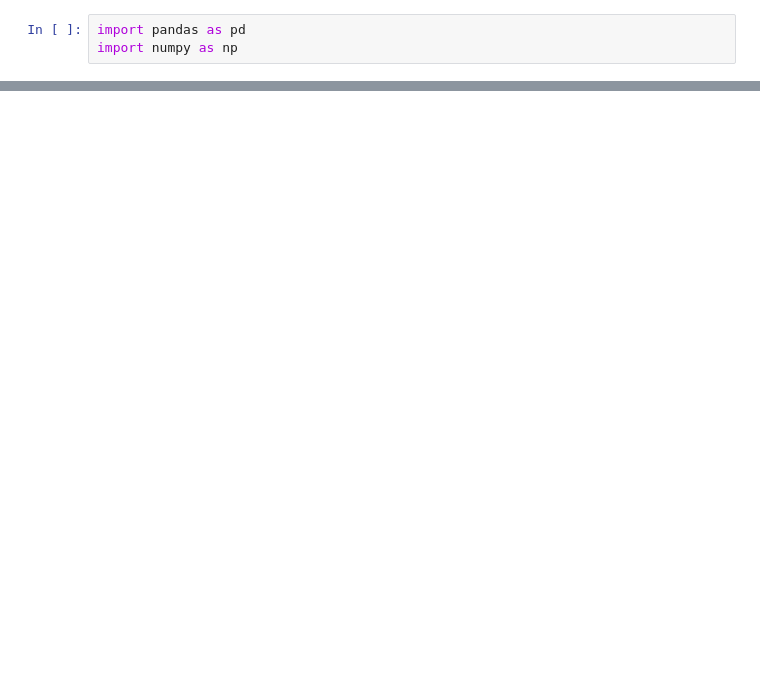
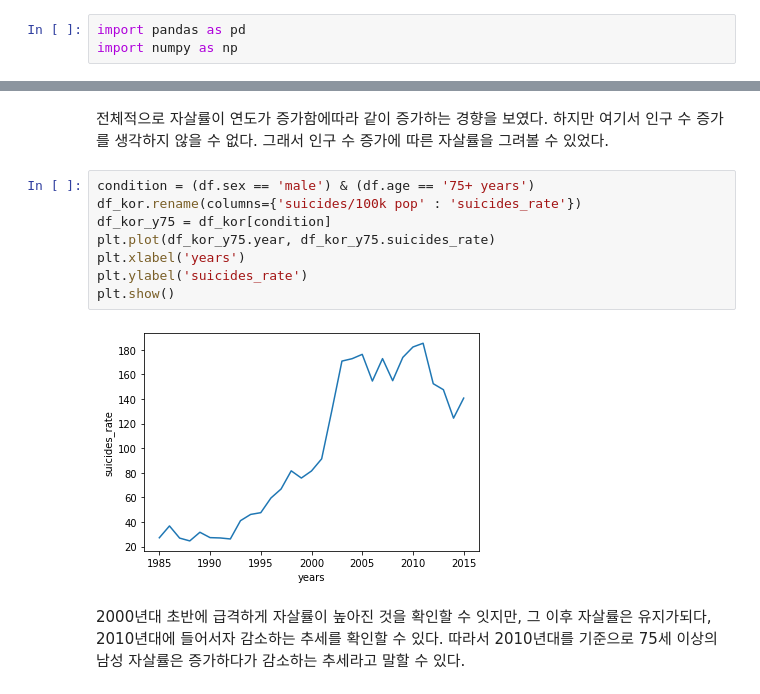
Before and after one commit to JH22222/DAP__, a Jupyter notebook: DAP_Assign.ipynb, the cells around one changed output, grey strips where cells are left out. Drawn from its saved outputs; the diff is of its cells as text; blank space fills up the shorter version.

```diff
--- a/DAP_Assign.ipynb
+++ b/DAP_Assign.ipynb
@@ -21,0 +64,14 @@ df.head()
+# %% [markdown]
+전체적으로 자살률이 연도가 증가함에따라 같이 증가하는 경향을 보였다. 하지만 여기서 인구 수 증가를 생각하지 않을 수 없다. 그래서 인구 수 증가에 따른 자살률을 그려볼 수 있었다.
+# %%
+condition = (df.sex == 'male') & (df.age == '75+ years')
+df_kor.rename(columns={'suicides/100k pop' : 'suicides_rate'})
+df_kor_y75 = df_kor[condition]
+plt.plot(df_kor_y75.year, df_kor_y75.suicides_rate)
+plt.xlabel('years')
+plt.ylabel('suicides_rate')
+plt.show()
+# %% [output]
+[figure, added]
+# %% [markdown]
+2000년대 초반에 급격하게 자살률이 높아진 것을 확인할 수 잇지만, 그 이후 자살률은 유지가되다, 2010년대에 들어서자 감소하는 추세를 확인할 수 있다. 따라서 2010년대를 기준으로 75세 이상의 남성 자살률은 증가하다가 감소하는 추세라고 말할 수 있다.
```
Also changed, not shown: parts of 7 cells of this notebook.
